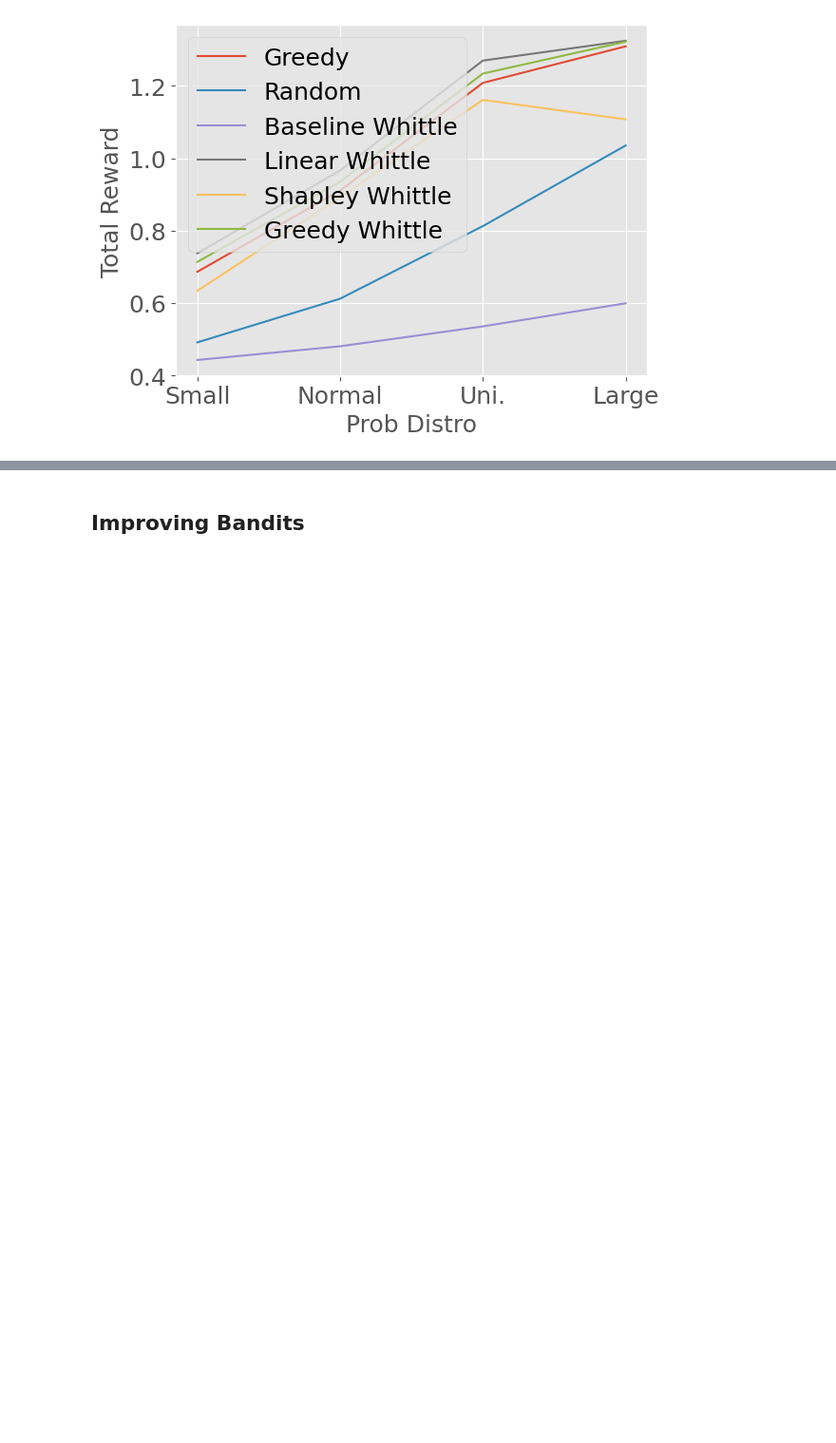
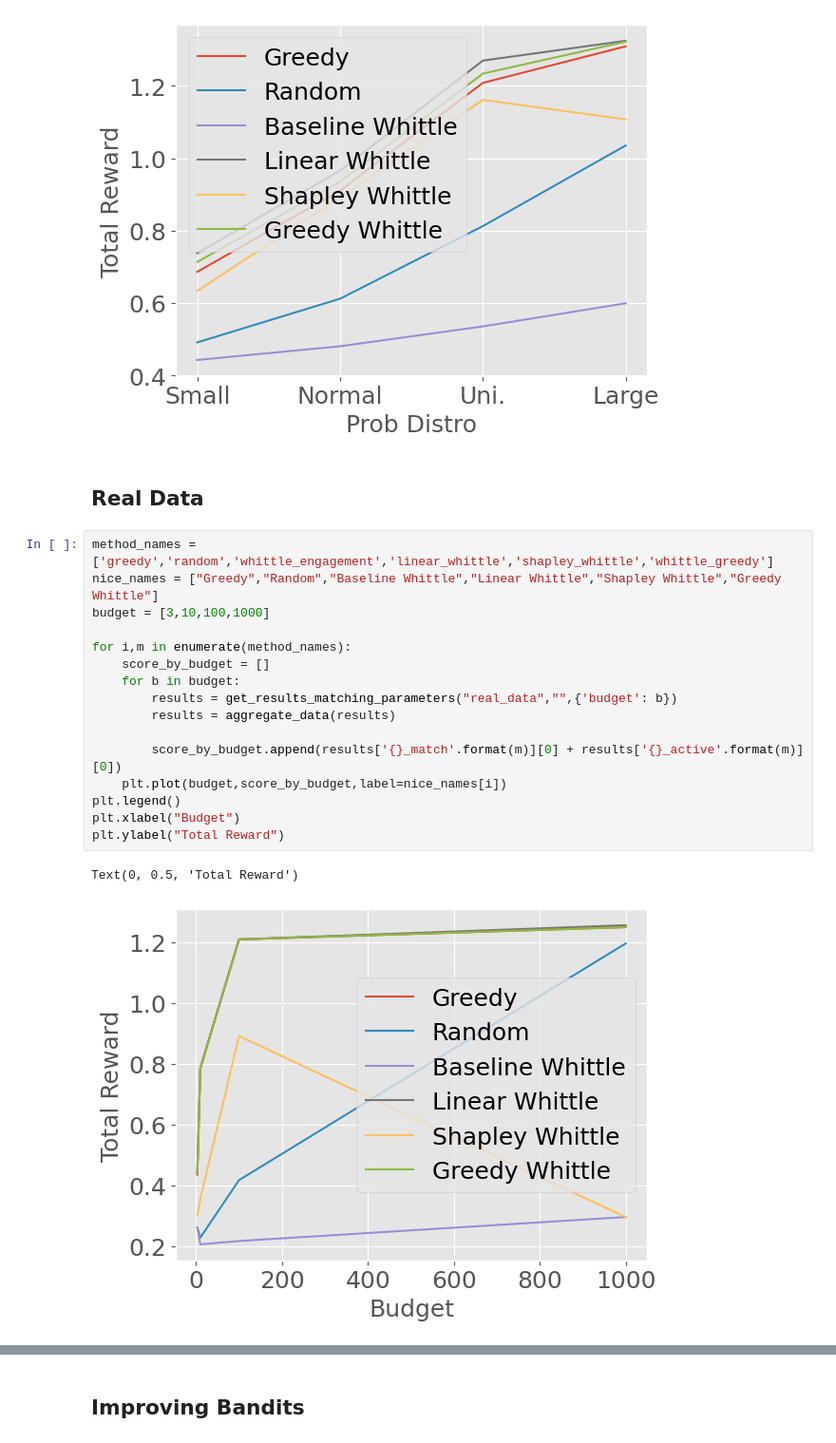
Before and after one commit to naveenr414/food-rescue-rmab, a Jupyter notebook: scripts/Plotting.ipynb, the cells around one changed output, grey strips where cells are left out. Shown at 95% size. Drawn from its saved outputs; the diff is of its cells as text; blank space fills up the shorter version.

Commit message:
Ran real-world experiments

```diff
--- a/scripts/Plotting.ipynb
+++ b/scripts/Plotting.ipynb
@@ -255,3 +255,24 @@ plt.ylabel("Total Reward")
 # %% [output]
 Text(0, 0.5, 'Total Reward')
 [figure]
+# %% [markdown]
+## Real Data
+# %%
+method_names = ['greedy','random','whittle_engagement','linear_whittle','shapley_whittle','whittle_greedy']
+nice_names = ["Greedy","Random","Baseline Whittle","Linear Whittle","Shapley Whittle","Greedy Whittle"]
+budget = [3,10,100,1000]
+
+for i,m in enumerate(method_names):
+    score_by_budget = []
+    for b in budget:
+        results = get_results_matching_parameters("real_data","",{'budget': b})
+        results = aggregate_data(results)
+
+        score_by_budget.append(results['{}_match'.format(m)][0] + results['{}_active'.format(m)][0])
+    plt.plot(budget,score_by_budget,label=nice_names[i])
+plt.legend()
+plt.xlabel("Budget")
+plt.ylabel("Total Reward")
+# %% [output]
+Text(0, 0.5, 'Total Reward')
+[figure, added]
```
Also changed, not shown: parts of 1 cell of this notebook, 7 other files.
